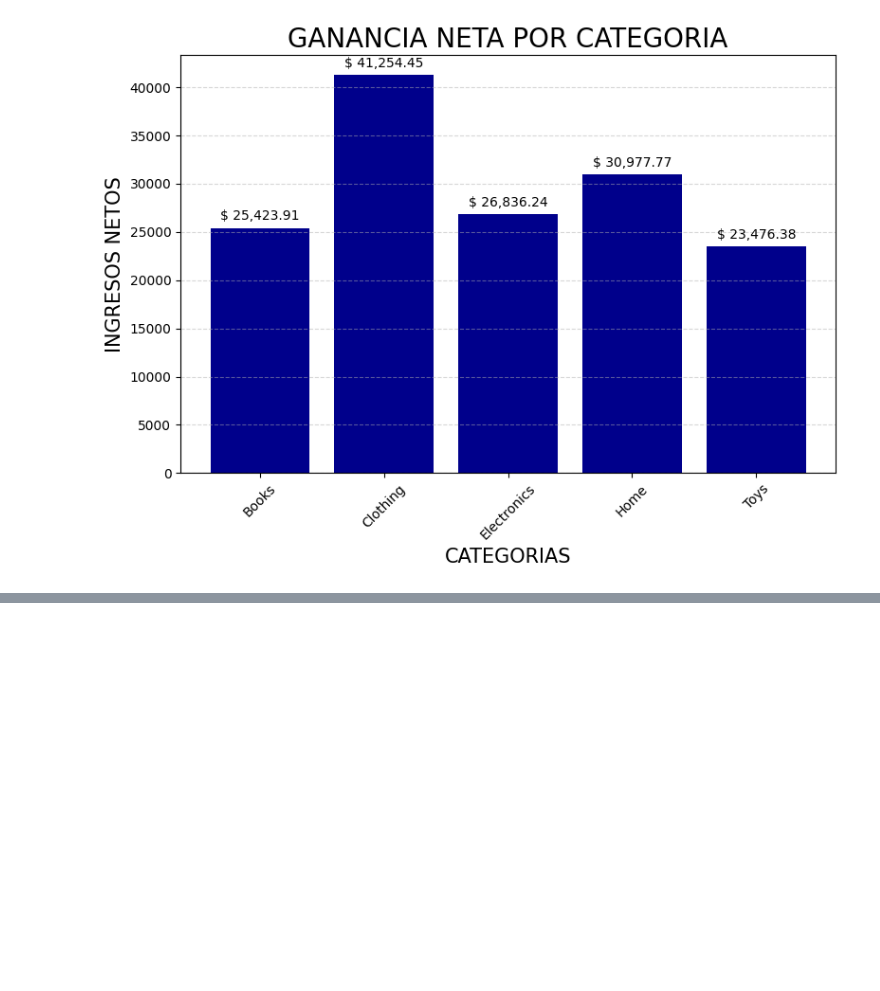
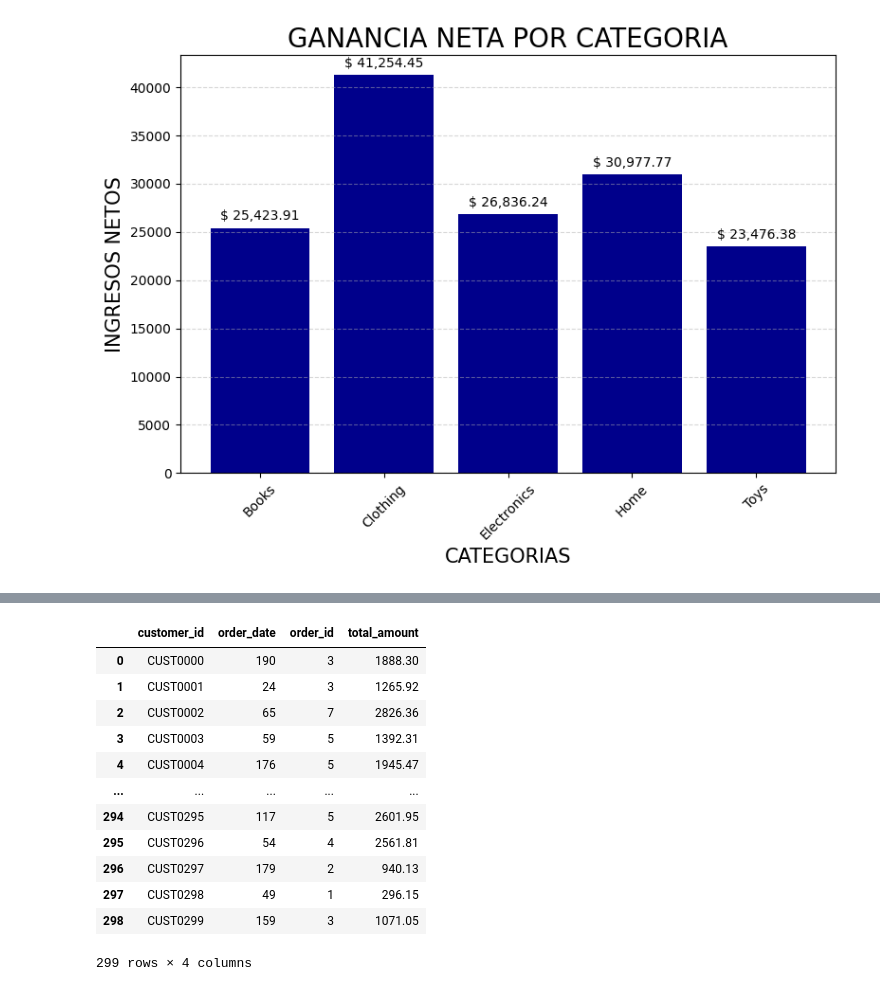
Before and after one commit to MaxSMEnginner/Automatiza-con-Max, a Jupyter notebook: PruebaTenicaDA.ipynb, the cells around one changed output, grey strips where cells are left out. Cells and saved outputs as stored; diff of their text form; code cells hidden in the pictures; blank space fills up the shorter version.

```diff
--- a/PruebaTenicaDA.ipynb
+++ b/PruebaTenicaDA.ipynb
@@ -166,3 +166,6 @@ plt.show()
 # 2.	Análisis RFM (Recency, Frequency, Monetary) de Clientes
 # o	Clasifica a los clientes según su comportamiento de compra
 # o	¿Quiénes son los clientes más valiosos?
+# %%
+#EXTRACCION PASO 2
+df_rfm=completed_orders.copy()
@@ -168,0 +184,27 @@ plt.show()
+# %%
+df_rfm['order_date']=pd.to_datetime(df_rfm['order_date'])
+
+fecha_referencia = df_rfm['order_date'].max() + timedelta(days=1)
+# %%
+#AGRUPAR POR CLIENTE Y CALCULAR RFM
+rfm= df_rfm.groupby('customer_id').agg({
+    'order_date': lambda x: (fecha_referencia - x.max()).days,# R RECENCY: FRESCURA MENOR ES MEJOR
+    'order_id':'count',#F FRECUENCY FRECUENCIA EN LA QUE COMPRA MAYOR ES MEJOR
+    'total_amount':'sum'#M MONETARY CUANTO GASTO MAYOR  ES MEJOR
+}).reset_index()
+# %%
+dp(rfm)
+# %% [output]
+|  | customer_id | order_date | order_id | total_amount |
+| 0 | CUST0000 | 190 | 3 | 1888.30 |
+| 1 | CUST0001 | 24 | 3 | 1265.92 |
+| 2 | CUST0002 | 65 | 7 | 2826.36 |
+| 3 | CUST0003 | 59 | 5 | 1392.31 |
+| 4 | CUST0004 | 176 | 5 | 1945.47 |
+| ... | ... | ... | ... | ... |
+| 294 | CUST0295 | 117 | 5 | 2601.95 |
+| 295 | CUST0296 | 54 | 4 | 2561.81 |
+| 296 | CUST0297 | 179 | 2 | 940.13 |
+| 297 | CUST0298 | 49 | 1 | 296.15 |
+| 298 | CUST0299 | 159 | 3 | 1071.05 |
+299 rows × 4 columns
```
Also changed, not shown: parts of 16 cells of this notebook.
